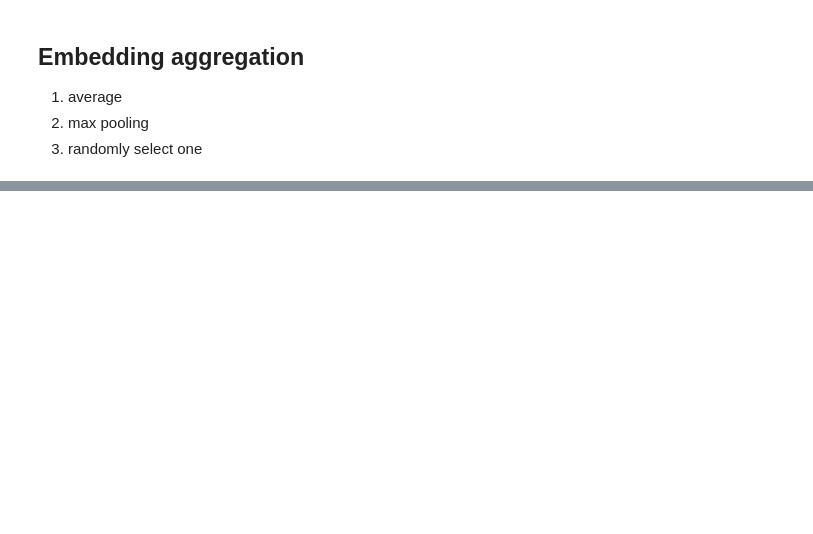
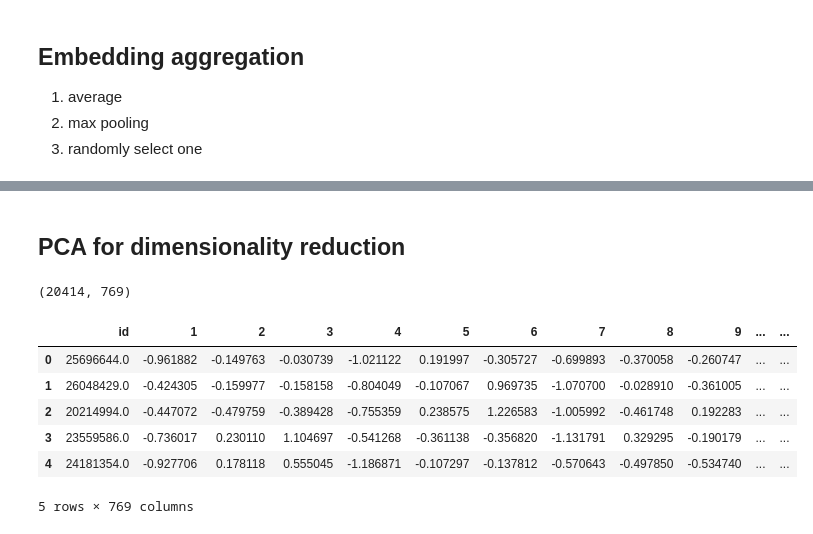
Before and after one commit to xuqianyi/SPH6004_group_assignment, a Jupyter notebook: 6004_text.ipynb, the cells around one changed output, grey strips where cells are left out. Cells and saved outputs as stored; diff of their text form; code cells hidden in the pictures; blank space fills up the shorter version.

```diff
--- a/6004_text.ipynb
+++ b/6004_text.ipynb
@@ -212,2 +339,4 @@ pubmed_rand.head()
 # %%
 pubmed_rand.to_csv("pubmed_rand.csv", index=False)
+# %% [markdown]
+## PCA for dimensionality reduction
@@ -213,0 +349,13 @@ pubmed_rand.to_csv("pubmed_rand.csv", index=False)
+# %%
+df = pd.read_csv('pubmed_rand.csv')
+print(df.shape)
+df.head()
+# %% [output]
+(20414, 769)
+|  | id | 1 | 2 | 3 | 4 | 5 | 6 | 7 | 8 | 9 | ... | ... |
+| 0 | 25696644.0 | -0.961882 | -0.149763 | -0.030739 | -1.021122 | 0.191997 | -0.305727 | -0.699893 | -0.370058 | -0.260747 | ... | ... |
+| 1 | 26048429.0 | -0.424305 | -0.159977 | -0.158158 | -0.804049 | -0.107067 | 0.969735 | -1.070700 | -0.028910 | -0.361005 | ... | ... |
+| 2 | 20214994.0 | -0.447072 | -0.479759 | -0.389428 | -0.755359 | 0.238575 | 1.226583 | -1.005992 | -0.461748 | 0.192283 | ... | ... |
+| 3 | 23559586.0 | -0.736017 | 0.230110 | 1.104697 | -0.541268 | -0.361138 | -0.356820 | -1.131791 | 0.329295 | -0.190179 | ... | ... |
+| 4 | 24181354.0 | -0.927706 | 0.178118 | 0.555045 | -1.186871 | -0.107297 | -0.137812 | -0.570643 | -0.497850 | -0.534740 | ... | ... |
+5 rows × 769 columns
```
Also changed, not shown: parts of 19 cells of this notebook.
